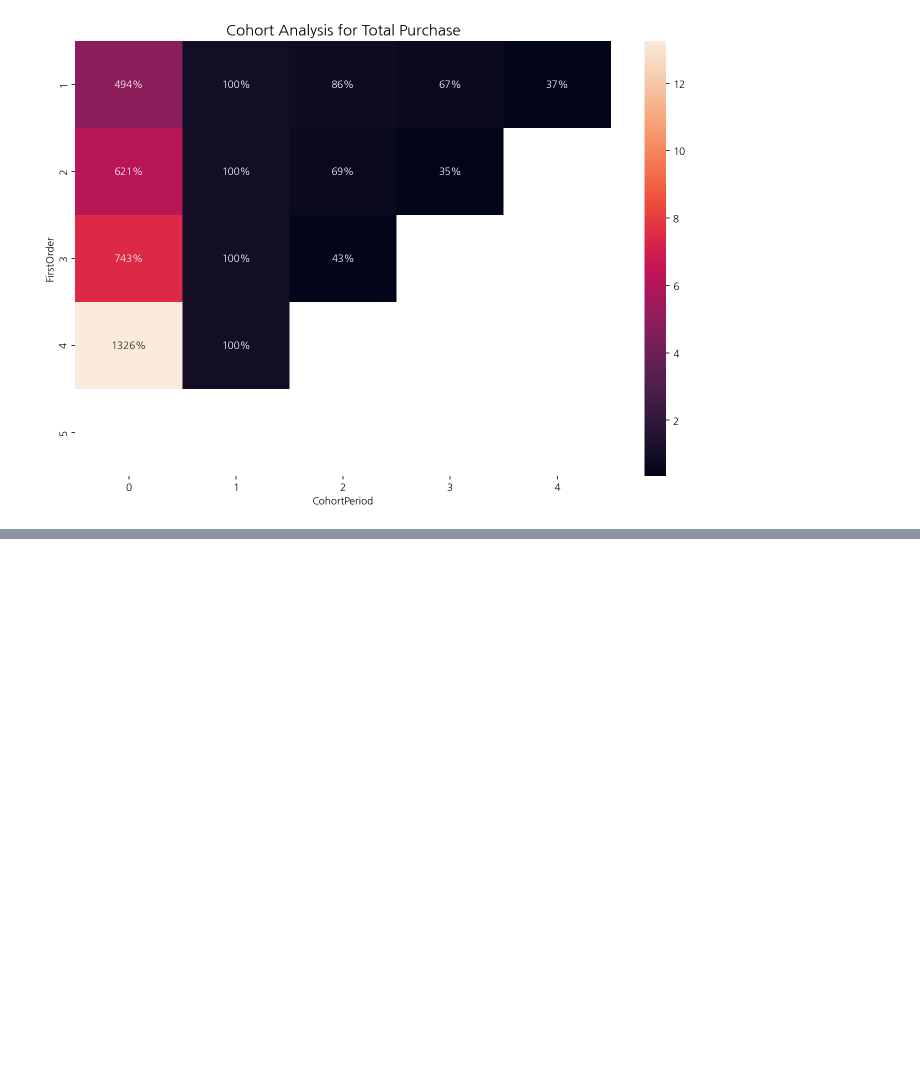
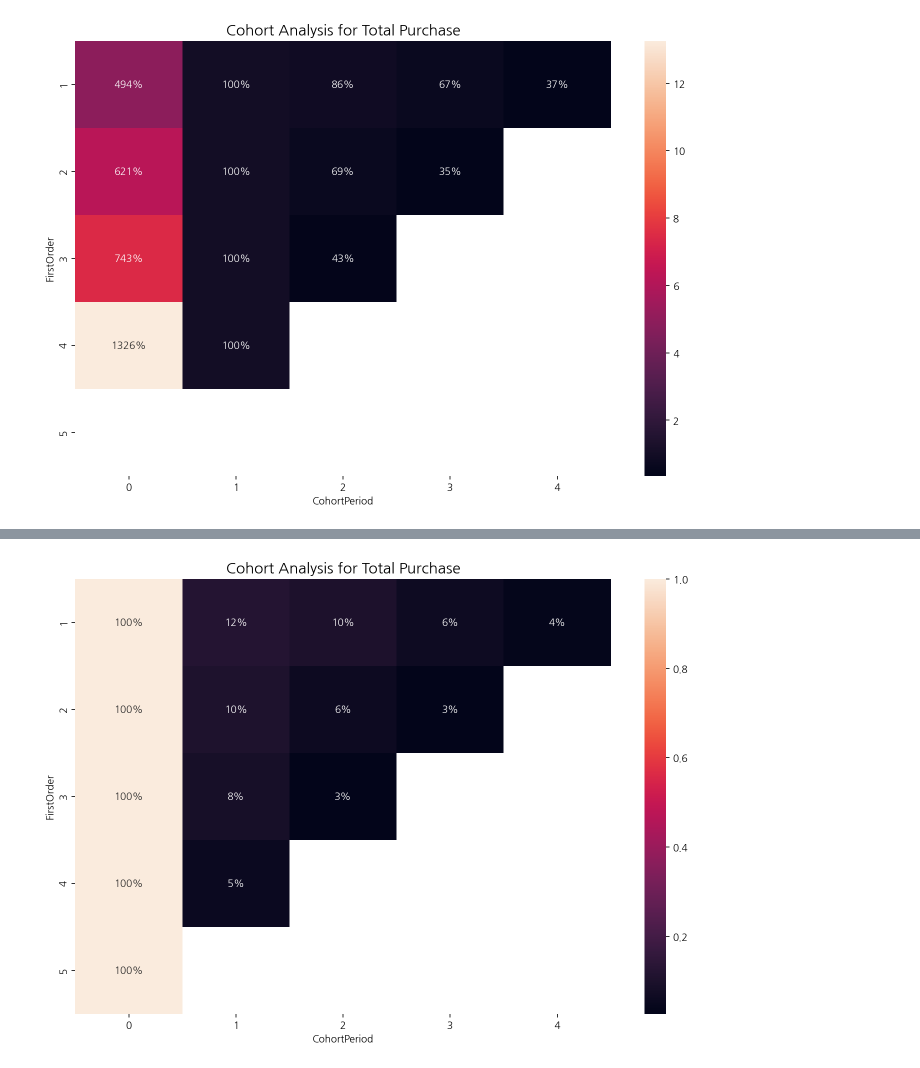
Before and after one commit to benidjor/ecommerce-behavior-data-analysis, a Jupyter notebook: tsj_data/2019_oct_eda.ipynb, the cells around one changed output, grey strips where cells are left out. Drawn from its saved outputs; the diff is of its cells as text; code cells hidden in the pictures; blank space fills up the shorter version.

```diff
--- a/tsj_data/2019_oct_eda.ipynb
+++ b/tsj_data/2019_oct_eda.ipynb
@@ -1771,0 +1694,7 @@ plt.show()
+# %%
+plt.figure(figsize=(12, 8))
+plt.title("Cohort Analysis for Total Purchase", fontsize=15)
+sns.heatmap(headphone_weekly, annot=True, fmt=".0%")
+plt.show()
+# %% [output]
+[figure, added]
```
Also changed, not shown: parts of 8 cells of this notebook.
